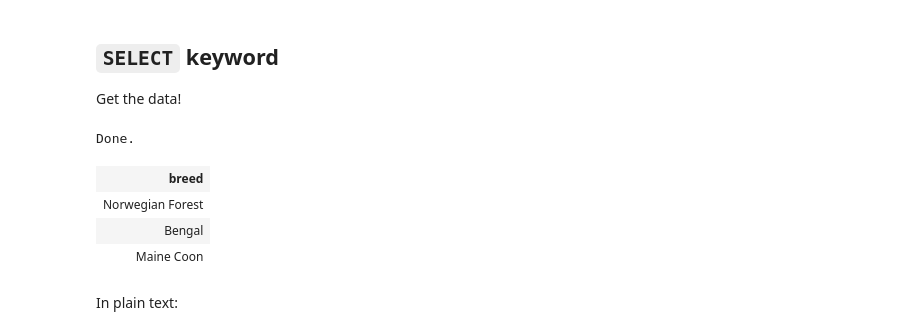
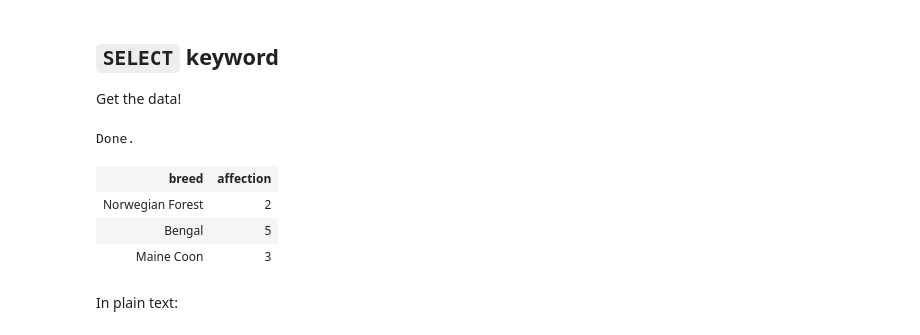
Before and after one commit to organisciak/Scripting-Course, a Jupyter notebook: slides/02-databases.ipynb, the cells around one changed output. Cells and saved outputs as stored; diff of their text form; code cells hidden in the pictures.

```diff
--- a/slides/02-databases.ipynb
+++ b/slides/02-databases.ipynb
@@ -340,13 +342,13 @@ _In plain text, what's happening here?_
 Get the data!
 # %%
 %%sql
-SELECT breed from cats;
+SELECT breed, affection FROM cats;
 # %% [output]
 Done.
-| breed |
-| Norwegian Forest |
-| Bengal |
-| Maine Coon |
+| breed | affection |
+| Norwegian Forest | 2 |
+| Bengal | 5 |
+| Maine Coon | 3 |
 # %% [markdown]
 In plain text:
 # %% [markdown]
```
Also changed, not shown: parts of 6 cells of this notebook, 4 other files.
